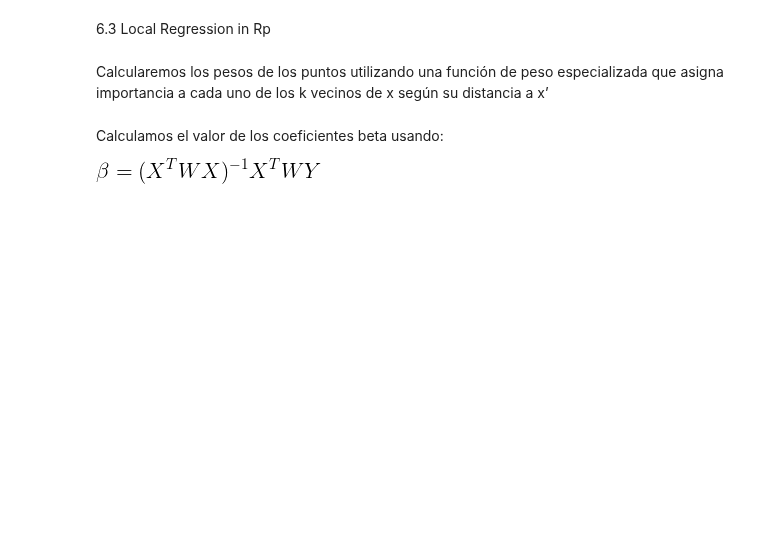
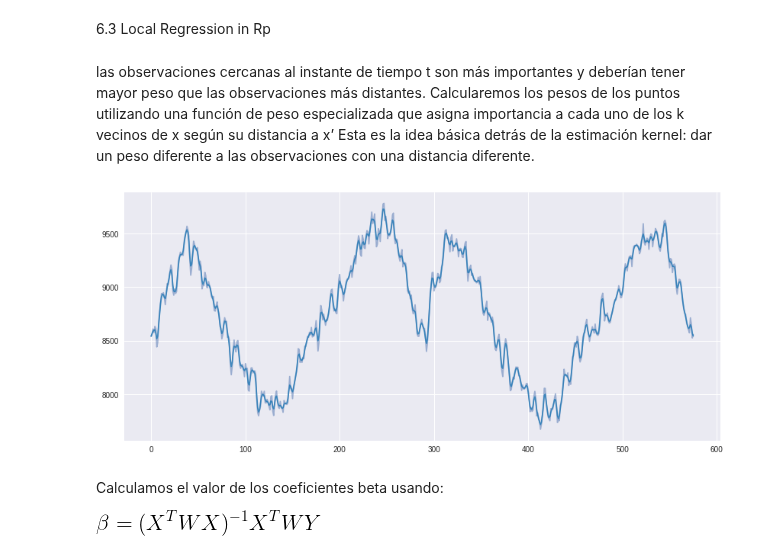
Before and after one commit to urieliram/statistical, a Jupyter notebook: Tarea6.ipynb, the cells around one changed output. Saved outputs shown, nothing was run; the diff lists cells and outputs as text; code cells hidden in the pictures; blank space fills up the shorter version.

```diff
--- a/Tarea6.ipynb
+++ b/Tarea6.ipynb
@@ -26,7 +28,9 @@ X  = pd.DataFrame(df[['X0','X1','X2','X3','X4']]).to_numpy()
 Y  = pd.DataFrame(df[['Y']]).to_numpy()
 Xt = X.T
 # %% [markdown]
-Calcularemos los pesos de los puntos utilizando una función de peso especializada que asigna importancia a cada uno de los k vecinos de x según su distancia a x’
+ las observaciones cercanas al instante de tiempo t son más importantes y deberían tener mayor peso que las observaciones más distantes.
+ Calcularemos los pesos de los puntos utilizando una función de peso especializada que asigna importancia a cada uno de los k vecinos de x según su distancia a x’
+ Esta es la idea básica detrás de la estimación kernel: dar un peso diferente a las observaciones con una distancia diferente.
 # %%
 # kernel smoothing function
 def kernel(point, xmat, k):
@@ -47,3 +54,18 @@ def tricubic(x):
+# %%
+n = df.shape[0]
+kde = KernelReg(endog=df['X2'], exog=np.arange(n), var_type='c', bw=[1])
+
+estimator = kde.fit(np.arange(n))
+estimator = np.reshape(estimator[0],n)
+
+fig, ax   = plt.subplots(figsize=(14,6))
+ax.plot( df['X2'], '-',alpha=0.5)
+ax.plot( estimator, '-', color='tab:blue', alpha=0.8)
+#ax.set_ylim(bottom=10000, top=7500)
+
+plt.show()
+# %% [output]
+[figure, added]
 # %% [markdown]
 Calculamos el valor de los coeficientes beta usando:
 
```
Also changed, not shown: parts of 17 cells of this notebook.
